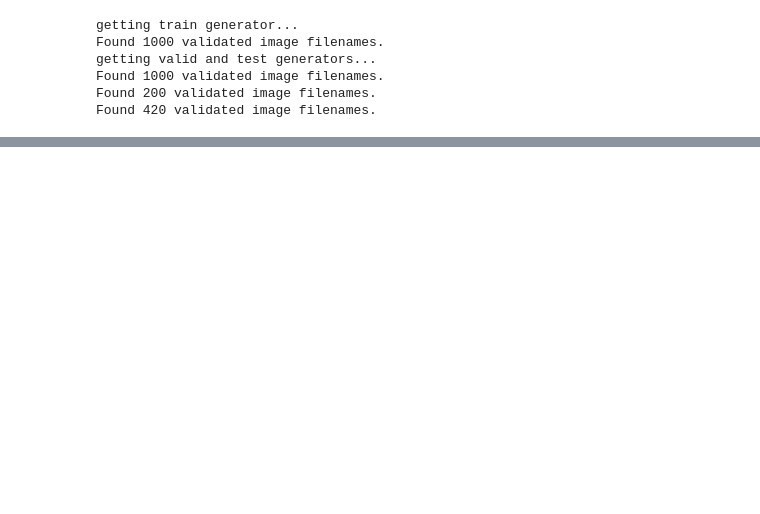
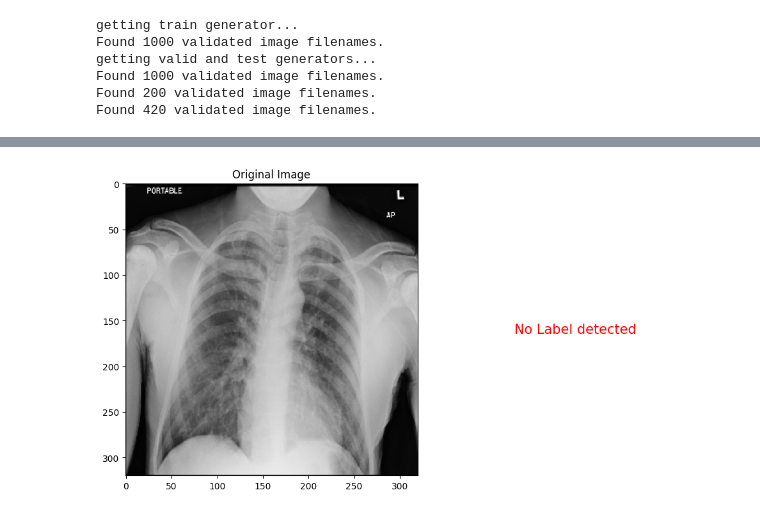
Before and after one commit to AdrienJ0/Chest-X-Rays-project, a Jupyter notebook: Final_Chest_X_Rays_classifier_and_localizer.ipynb, the cells around one changed output, grey strips where cells are left out. Saved outputs shown, nothing was run; the diff lists cells and outputs as text; code cells hidden in the pictures; blank space fills up the shorter version.

```diff
--- a/Final_Chest_X_Rays_classifier_and_localizer.ipynb
+++ b/Final_Chest_X_Rays_classifier_and_localizer.ipynb
@@ -243,0 +247,5 @@ threshold = [0.22420606, 0.13594271, 0.1202877, 0.18020877, 0.3025891, 0.1491157
+# %%
+#there is no patients with no pathologie in test_data , so here we will use one image from train data with no pathology to see the results
+img_file = '00027235_001.png' # Set the file name  00029855_001
+diagnosis(models=[Densenet_model_2,xception], img=img_file , image_dir= IMAGE_DIR, df= data_sample , labels=  labels , thresh_df=threshold)
+# %% [output]
@@ -244 +253,2 @@ threshold = [0.22420606, 0.13594271, 0.1202877, 0.18020877, 0.3025891, 0.1491157
+[figure, added]
 # %%
```
Also changed, not shown: parts of 12 cells of this notebook.
